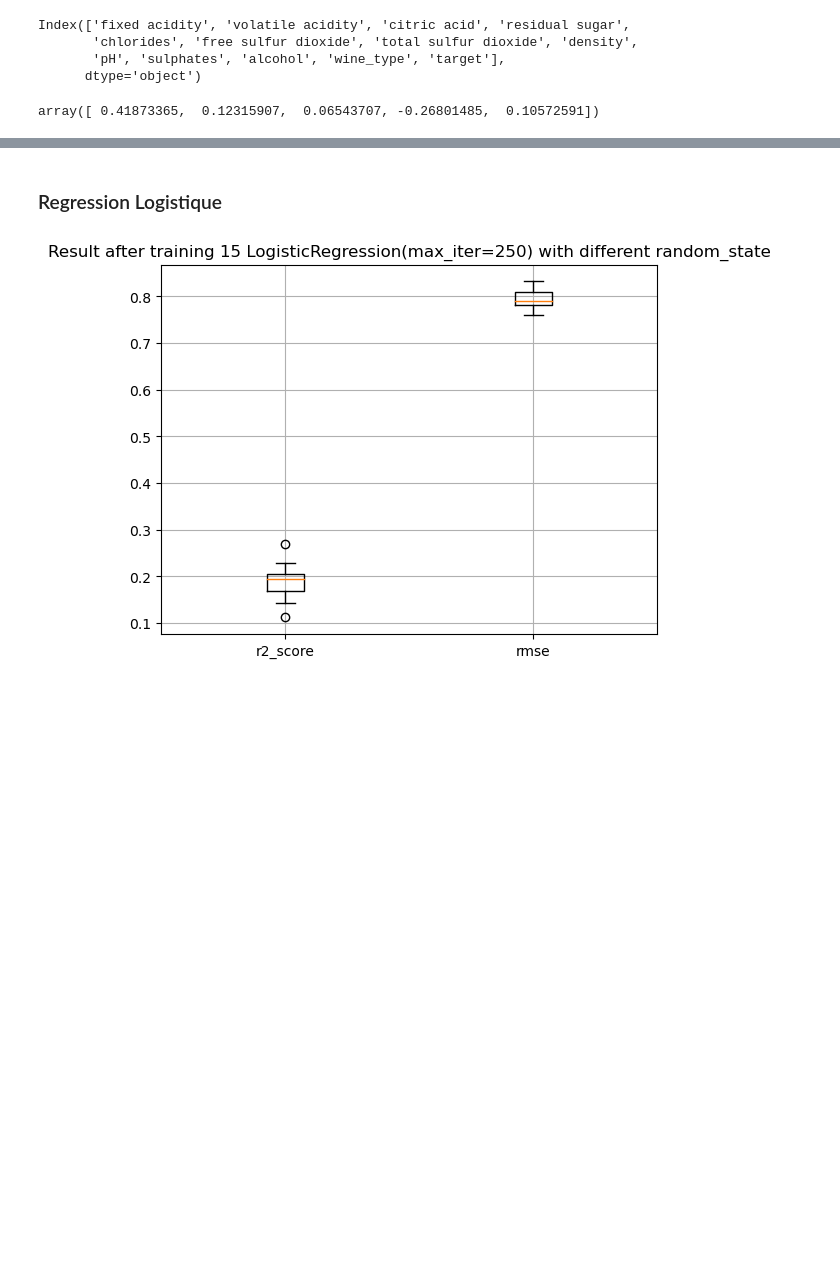
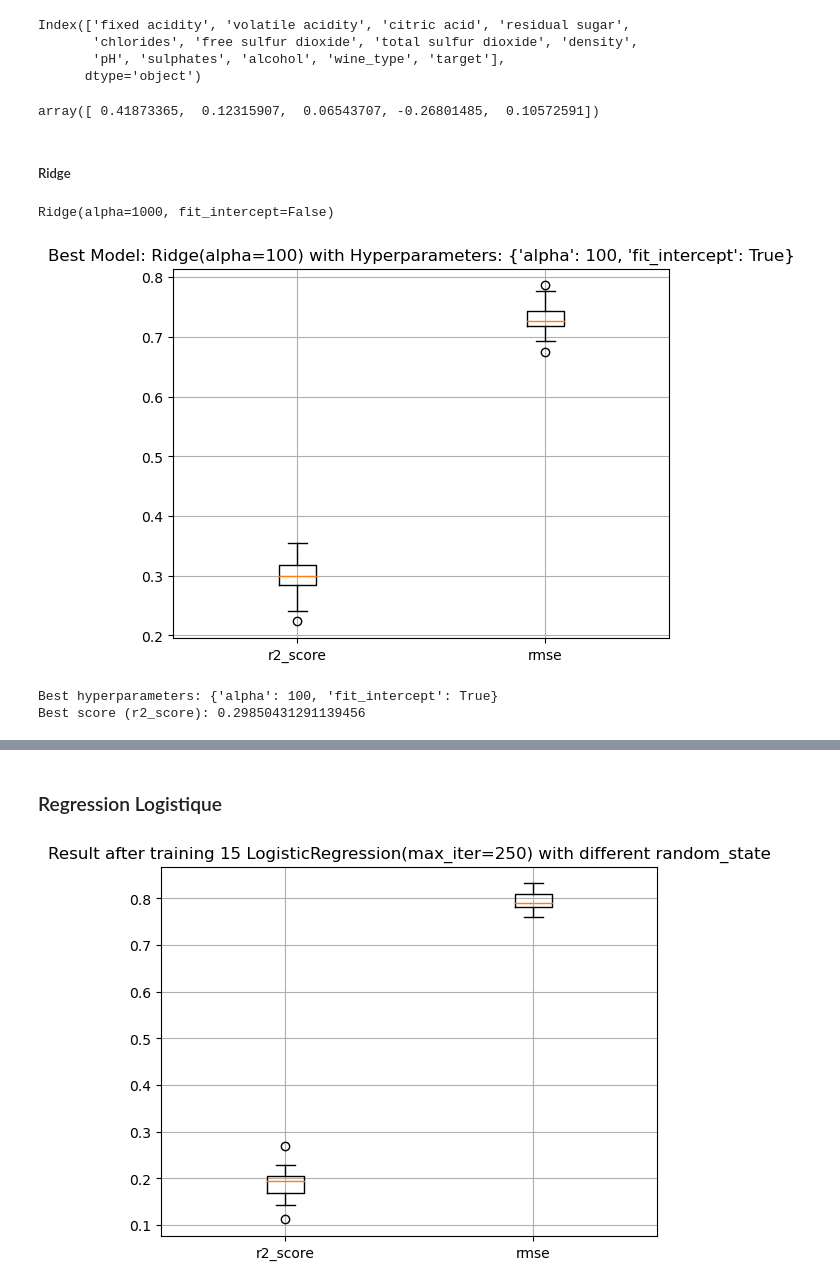
Before and after one commit to AlexPierron/Supervised-Learning, a Jupyter notebook: Regression_Vin/Code.ipynb, the cells around one changed output, grey strips where cells are left out. Drawn from its saved outputs; the diff is of its cells as text; code cells hidden in the pictures; blank space fills up the shorter version.

```diff
--- a/Regression_Vin/Code.ipynb
+++ b/Regression_Vin/Code.ipynb
@@ -73,3 +45,20 @@ Index(['fixed acidity', 'volatile acidity', 'citric acid', 'residual sugar',
        'pH', 'sulphates', 'alcohol', 'wine_type', 'target'],
       dtype='object')
 array([ 0.41873365,  0.12315907,  0.06543707, -0.26801485,  0.10572591])
+# %% [markdown]
+##### Ridge
+# %%
+hyperparameters = {
+    "alpha":[0.1,0.3,0.5,1,2,4,10,100,1000],
+    "fit_intercept": [True, False]
+}
+
+Ridge_model = Ridge()
+# Appeler la fonction grid_search avec le modèle linéaire
+best_model, best_params, best_score, all_results = grid_search(
+    Ridge_model, X, Y, hyperparameters, n=50, random_start= 42, display_boxplot=True)
+# %% [output]
+Ridge(alpha=1000, fit_intercept=False)
+[figure, added]
+Best hyperparameters: {'alpha': 100, 'fit_intercept': True}
+Best score (r2_score): 0.29850431291139456
```
Also changed, not shown: parts of 11 cells of this notebook, 8 other files.
